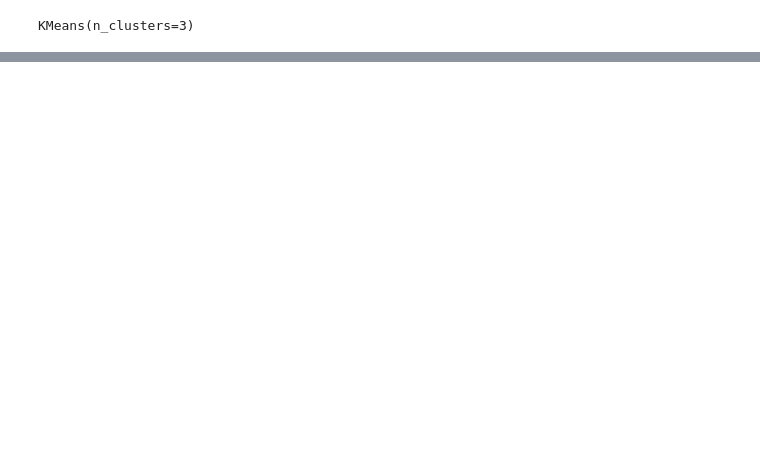
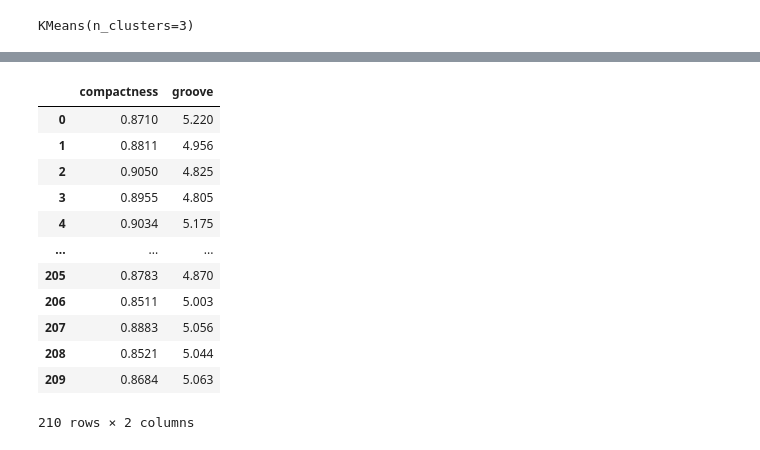
Before and after one commit to chetan0220/ML-Sem6, a Jupyter notebook: k_means_clustering.ipynb, the cells around one changed output, grey strips where cells are left out. Drawn from its saved outputs; the diff is of its cells as text; code cells hidden in the pictures; blank space fills up the shorter version.

```diff
--- a/k_means_clustering.ipynb
+++ b/k_means_clustering.ipynb
@@ -123,0 +124,3 @@ silhouette_avg
+# %%
+cols = ["area", "perimeter", "compactness", "length", "width", "asymmetry", "groove", "class"]
+df = pd.read_csv("/content/drive/MyDrive/ML/k_means_clustering/seeds_dataset.txt", names=cols, sep="\s+")
@@ -123,0 +136,19 @@ silhouette_avg
+# %%
+X = df[['compactness', 'groove']]
+y = df['class']
+# %%
+X
+# %% [output]
+|  | compactness | groove |
+| 0 | 0.8710 | 5.220 |
+| 1 | 0.8811 | 4.956 |
+| 2 | 0.9050 | 4.825 |
+| 3 | 0.8955 | 4.805 |
+| 4 | 0.9034 | 5.175 |
+| ... | ... | ... |
+| 205 | 0.8783 | 4.870 |
+| 206 | 0.8511 | 5.003 |
+| 207 | 0.8883 | 5.056 |
+| 208 | 0.8521 | 5.044 |
+| 209 | 0.8684 | 5.063 |
+210 rows × 2 columns
```
Also changed, not shown: parts of 20 cells of this notebook.
